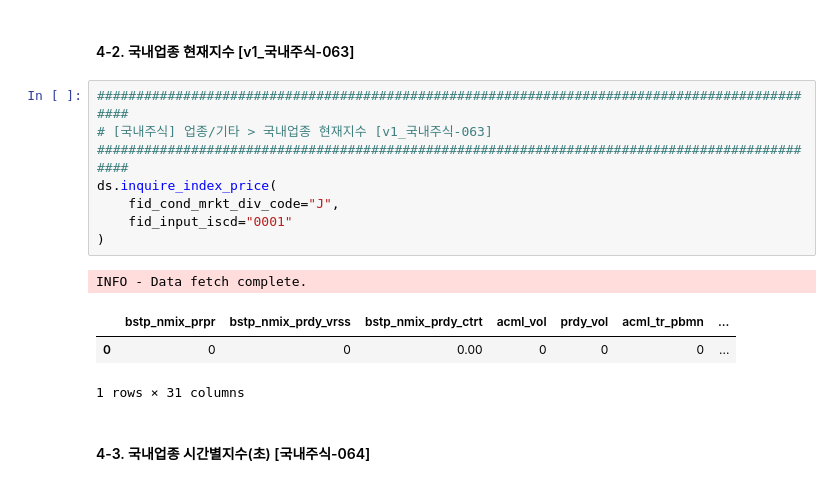
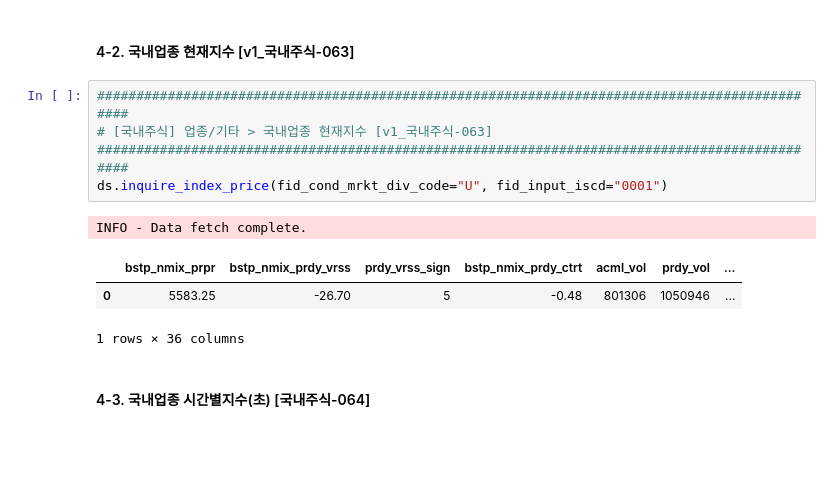
Before and after one commit to wye-jung/blsh, a Jupyter notebook: nb/kis_domestic_stock.ipynb, the cells around one changed output. Drawn from its saved outputs; the diff is of its cells as text; blank space fills up the shorter version.

```diff
--- a/nb/kis_domestic_stock.ipynb
+++ b/nb/kis_domestic_stock.ipynb
@@ -1055,16 +1058,13 @@ WARNING - Max recursive depth reached.
 # %%
 ##############################################################################################
 # [국내주식] 업종/기타 > 국내업종 현재지수 [v1_국내주식-063]
 ##############################################################################################
-ds.inquire_index_price(
-    fid_cond_mrkt_div_code="J",
-    fid_input_iscd="0001"
-)
+ds.inquire_index_price(fid_cond_mrkt_div_code="U", fid_input_iscd="0001")
 # %% [output]
 INFO - Data fetch complete.
-|  | bstp_nmix_prpr | bstp_nmix_prdy_vrss | bstp_nmix_prdy_ctrt | acml_vol | prdy_vol | acml_tr_pbmn | ... |
-| 0 | 0 | 0 | 0.00 | 0 | 0 | 0 | ... |
+|  | bstp_nmix_prpr | bstp_nmix_prdy_vrss | prdy_vrss_sign | bstp_nmix_prdy_ctrt | acml_vol | prdy_vol | ... |
+| 0 | 5583.25 | -26.70 | 5 | -0.48 | 801306 | 1050946 | ... |
-1 rows × 31 columns
+1 rows × 36 columns
 # %% [markdown]
 #### 4-3. 국내업종 시간별지수(초) [국내주식-064]
 # %%
```
Also changed, not shown: parts of 25 cells of this notebook, 37 other files.
